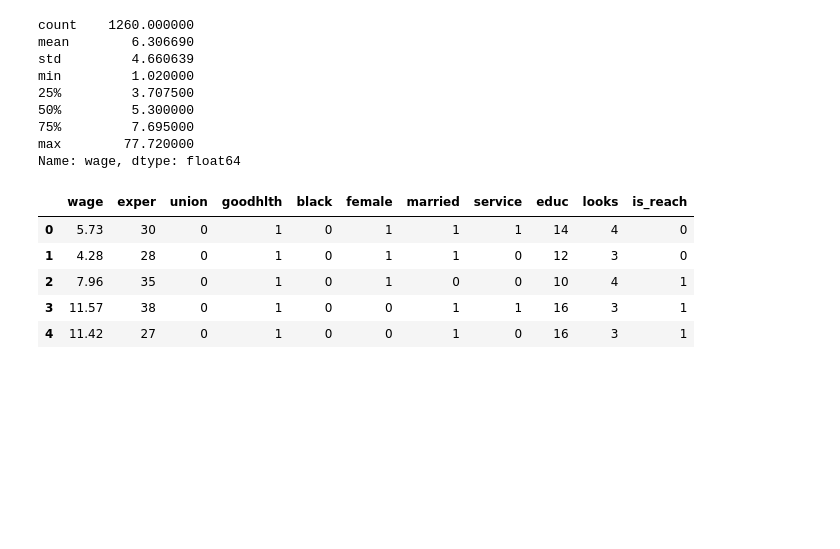
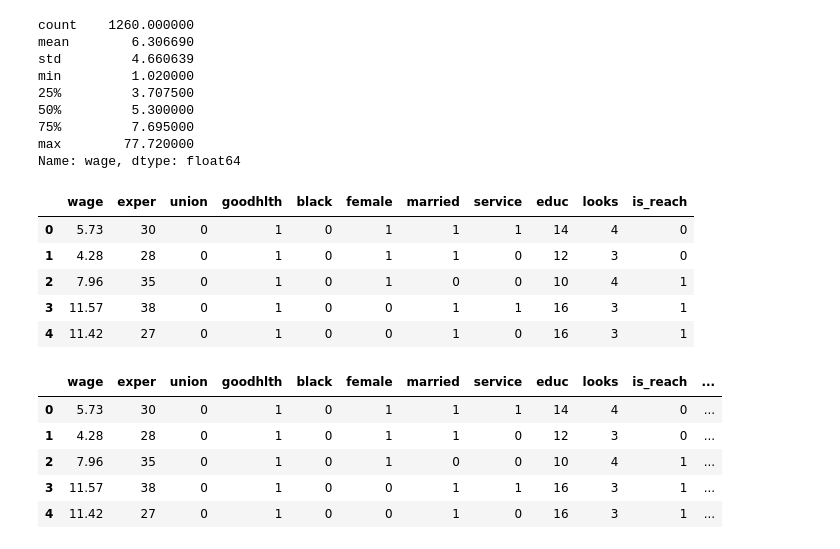
Before and after one commit to levon2111/digest, a Jupyter notebook: mlcourse_open-master/Untitled.ipynb, the cells around one changed output. Cells and saved outputs as stored; diff of their text form; code cells hidden in the pictures; blank space fills up the shorter version.

```diff
--- a/mlcourse_open-master/Untitled.ipynb
+++ b/mlcourse_open-master/Untitled.ipynb
@@ -146,3 +146,12 @@ data.head()
 | 4 | 11.42 | 27 | 0 | 1 | 0 | 0 | 1 | 0 | 16 | 3 | 1 |
 # %%
 data['rubbish'] = .56*data['wage']+ .32 * data['exper']
+# %%
+data.head()
+# %% [output]
+|  | wage | exper | union | goodhlth | black | female | married | service | educ | looks | is_reach | ... |
+| 0 | 5.73 | 30 | 0 | 1 | 0 | 1 | 1 | 1 | 14 | 4 | 0 | ... |
+| 1 | 4.28 | 28 | 0 | 1 | 0 | 1 | 1 | 0 | 12 | 3 | 0 | ... |
+| 2 | 7.96 | 35 | 0 | 1 | 0 | 1 | 0 | 0 | 10 | 4 | 1 | ... |
+| 3 | 11.57 | 38 | 0 | 1 | 0 | 0 | 1 | 1 | 16 | 3 | 1 | ... |
+| 4 | 11.42 | 27 | 0 | 1 | 0 | 0 | 1 | 0 | 16 | 3 | 1 | ... |
```
Also changed, not shown: parts of 4 cells of this notebook.
